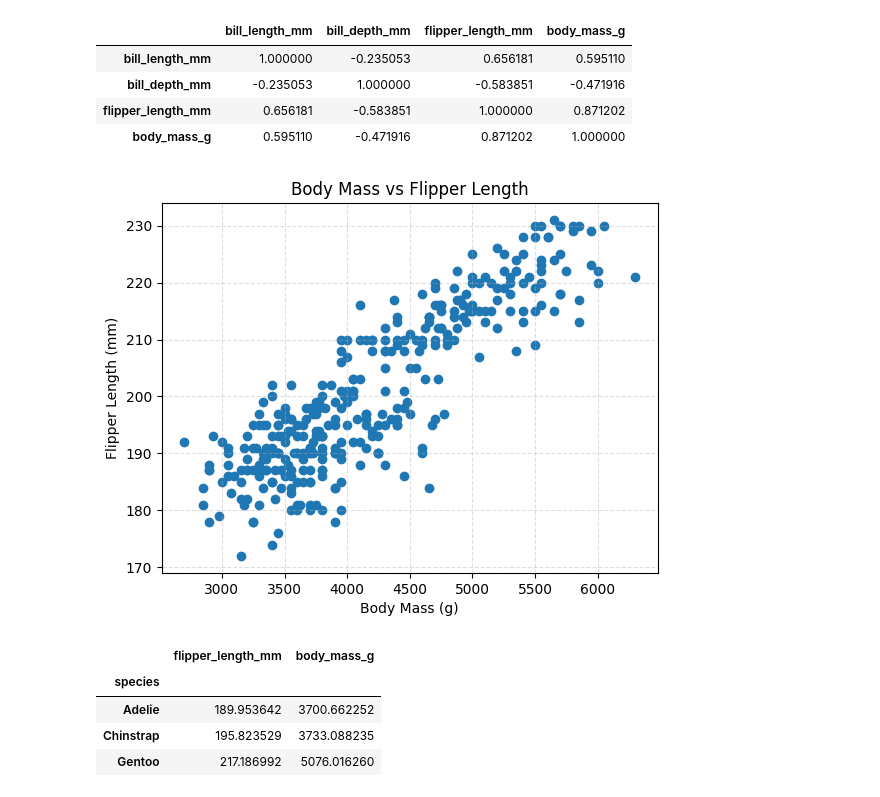
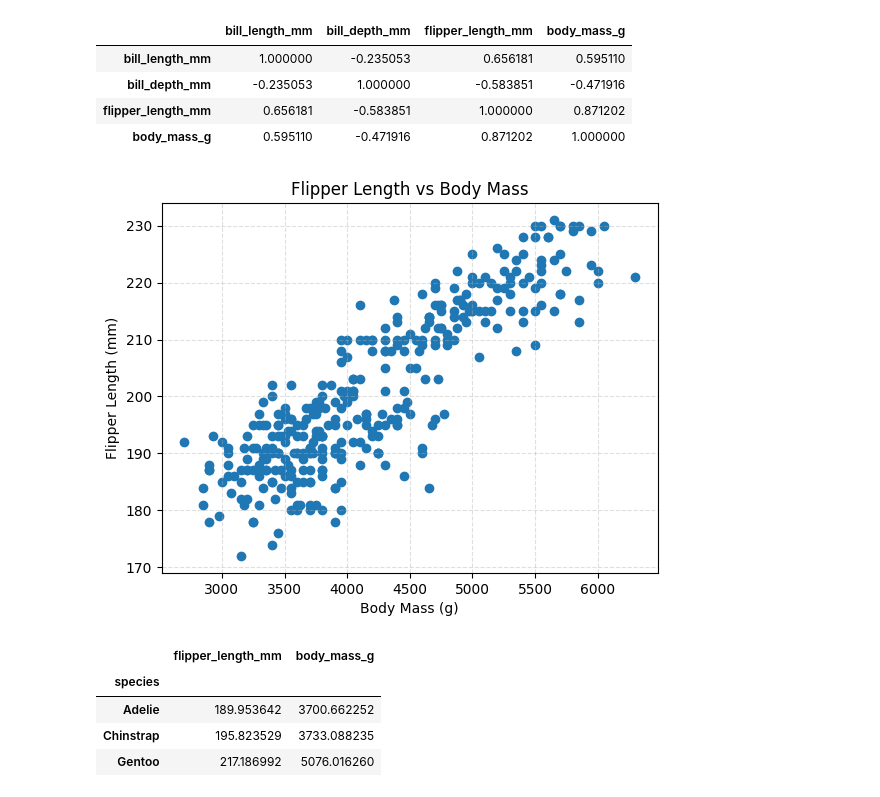
Before and after one commit to a52ter/MLWork, a Jupyter notebook: Mini_Project1/Mini_Project_Part1.ipynb, the cells around one changed output. Cells and saved outputs as stored; diff of their text form; code cells hidden in the pictures.

```diff
--- a/Mini_Project1/Mini_Project_Part1.ipynb
+++ b/Mini_Project1/Mini_Project_Part1.ipynb
@@ -173,16 +170,16 @@ df.select_dtypes(include='number').corr()
 # %%
 x = df['body_mass_g']
 y = df['flipper_length_mm']
 
 plt.scatter(x,y)
-plt.title('Body Mass vs Flipper Length')
+plt.title('Flipper Length vs Body Mass')
 plt.xlabel('Body Mass (g)')
 plt.ylabel('Flipper Length (mm)')
 plt.grid(True, linestyle="--", alpha=0.4)
 
 plt.show()
 # %% [output]
-[figure, old version]
+[figure, new version]
 # %%
 ma = df.groupby('species')[['flipper_length_mm','body_mass_g']].mean()
 ma
```
Also changed, not shown: parts of 2 cells of this notebook.
